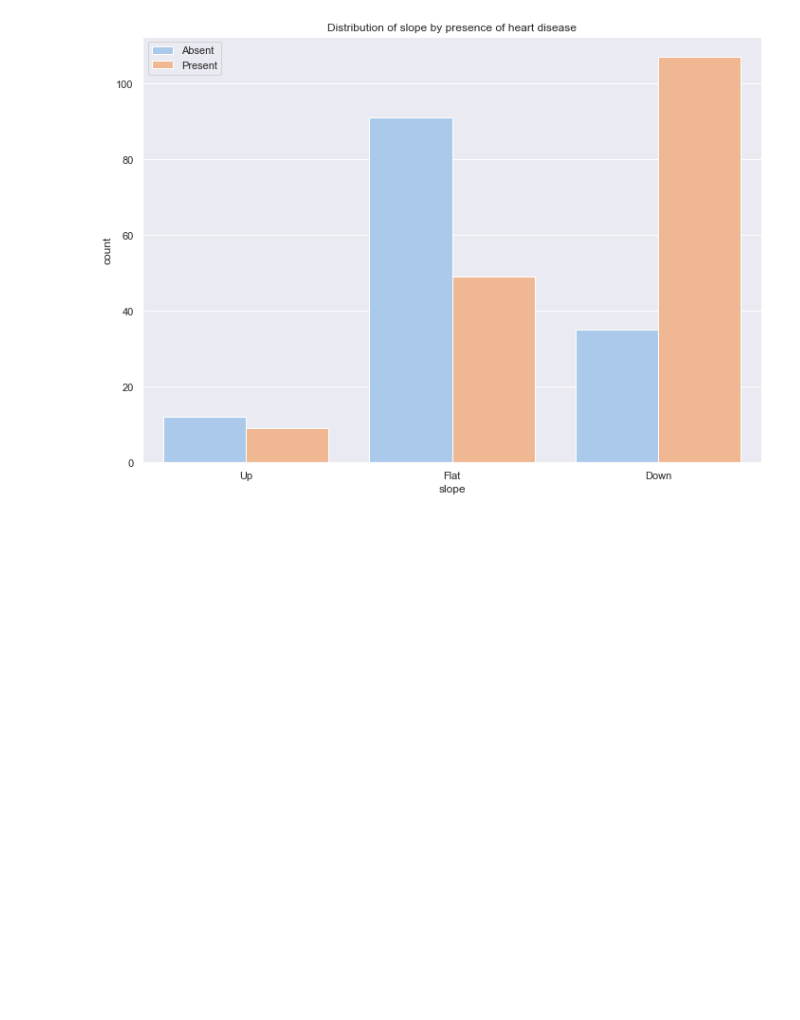
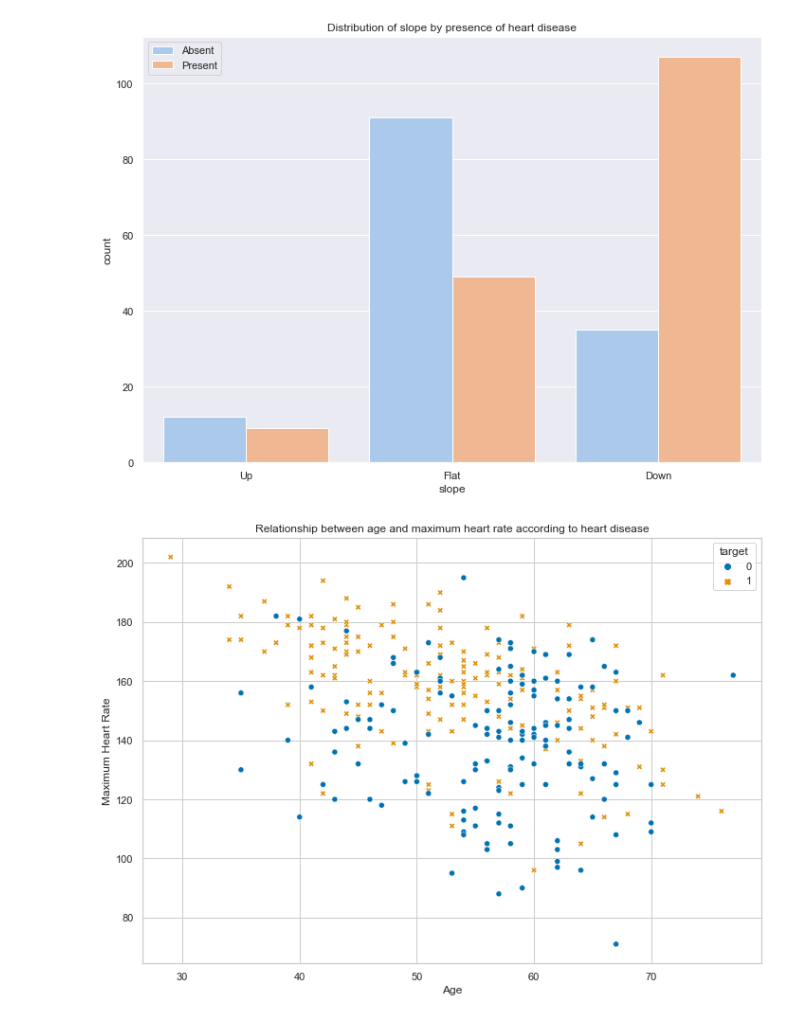
Before and after one commit to avizyt/Data-Anlysis-Projects, a Jupyter notebook: heart_disease_Analysis/heart_disease.ipynb, the cells around one changed output. Cells and saved outputs as stored; diff of their text form; code cells hidden in the pictures; blank space fills up the shorter version.

```diff
--- a/heart_disease_Analysis/heart_disease.ipynb
+++ b/heart_disease_Analysis/heart_disease.ipynb
@@ -282,3 +282,18 @@ sl.set_xticklabels(['Up', 'Flat', 'Down'])
 plt.show()
 # %% [output]
 [figure]
+# %%
+# plotting the relationship between the presence of heart disease and maximum recorded heart rate.
+
+sns.set(
+    style="whitegrid",
+    palette="colorblind",
+    )
+# %%
+relation = sns.scatterplot(x='age',y='max_heart_rate', data=data, hue='target', style='target')
+relation.set_title('Relationship between age and maximum heart rate according to heart disease')
+plt.xlabel('Age')
+plt.ylabel('Maximum Heart Rate')
+plt.show()
+# %% [output]
+[figure, added]
```
Also changed, not shown: parts of 8 cells of this notebook, 2 other files.
